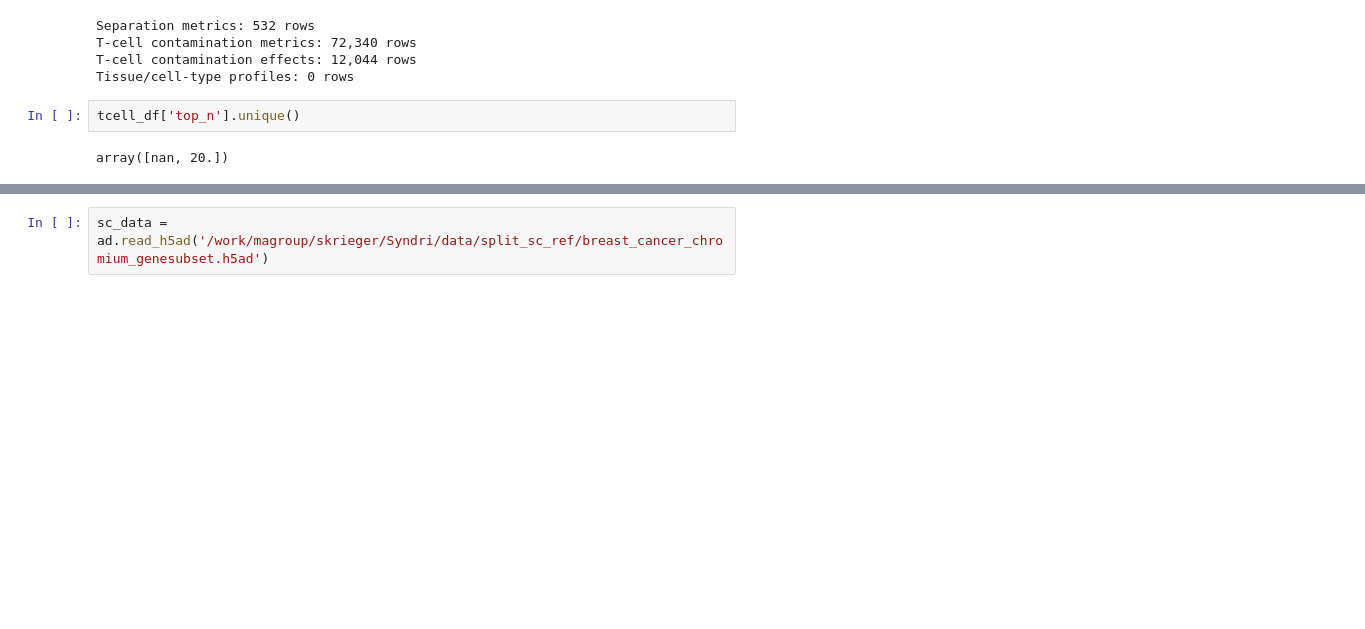
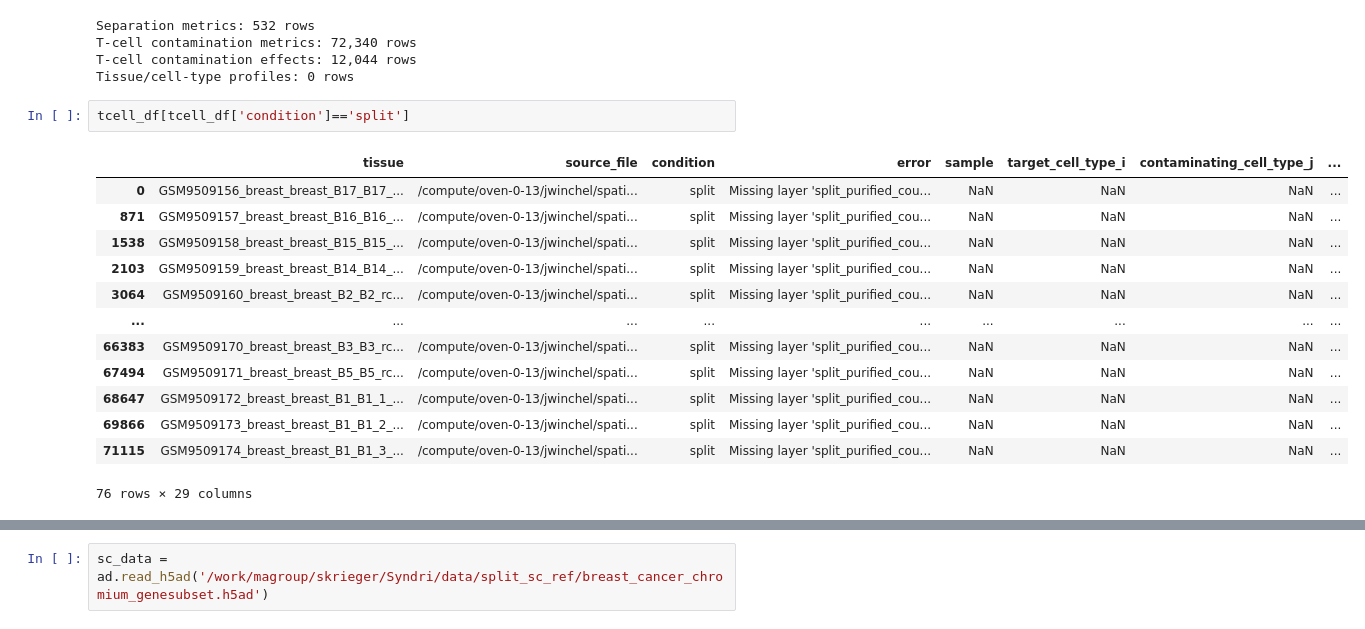
Before and after one commit to gkrieg/Syndri, a Jupyter notebook: eval/AllMetricsBRCA.ipynb, the cells around one changed output, grey strips where cells are left out. Cells and saved outputs as stored; diff of their text form; blank space fills up the shorter version.

```diff
--- a/eval/CellTypeSeparationSpatialBRCA copy.ipynb
+++ b/eval/AllMetricsBRCA.ipynb
@@ -56,9 +56,21 @@ T-cell contamination metrics: 72,340 rows
 T-cell contamination effects: 12,044 rows
 Tissue/cell-type profiles: 0 rows
 # %%
-tcell_df['top_n'].unique()
+tcell_df[tcell_df['condition']=='split']
 # %% [output]
+|  | tissue | source_file | condition | error | sample | target_cell_type_i | contaminating_cell_type_j | ... |
+| 0 | GSM9509156_breast_breast_B17_B17_... | /compute/oven-0-13/jwinchel/spati... | split | Missing layer 'split_purified_cou... | NaN | NaN | NaN | ... |
+| 871 | GSM9509157_breast_breast_B16_B16_... | /compute/oven-0-13/jwinchel/spati... | split | Missing layer 'split_purified_cou... | NaN | NaN | NaN | ... |
+| 1538 | GSM9509158_breast_breast_B15_B15_... | /compute/oven-0-13/jwinchel/spati... | split | Missing layer 'split_purified_cou... | NaN | NaN | NaN | ... |
+| 2103 | GSM9509159_breast_breast_B14_B14_... | /compute/oven-0-13/jwinchel/spati... | split | Missing layer 'split_purified_cou... | NaN | NaN | NaN | ... |
+| 3064 | GSM9509160_breast_breast_B2_B2_rc... | /compute/oven-0-13/jwinchel/spati... | split | Missing layer 'split_purified_cou... | NaN | NaN | NaN | ... |
+| ... | ... | ... | ... | ... | ... | ... | ... | ... |
+| 66383 | GSM9509170_breast_breast_B3_B3_rc... | /compute/oven-0-13/jwinchel/spati... | split | Missing layer 'split_purified_cou... | NaN | NaN | NaN | ... |
+| 67494 | GSM9509171_breast_breast_B5_B5_rc... | /compute/oven-0-13/jwinchel/spati... | split | Missing layer 'split_purified_cou... | NaN | NaN | NaN | ... |
+| 68647 | GSM9509172_breast_breast_B1_B1_1_... | /compute/oven-0-13/jwinchel/spati... | split | Missing layer 'split_purified_cou... | NaN | NaN | NaN | ... |
+| 69866 | GSM9509173_breast_breast_B1_B1_2_... | /compute/oven-0-13/jwinchel/spati... | split | Missing layer 'split_purified_cou... | NaN | NaN | NaN | ... |
+| 71115 | GSM9509174_breast_breast_B1_B1_3_... | /compute/oven-0-13/jwinchel/spati... | split | Missing layer 'split_purified_cou... | NaN | NaN | NaN | ... |
-array([nan, 20.])
+76 rows × 29 columns
 # %%
 sep_df.source_file.unique()
 # %% [output]
```
Also changed, not shown: parts of 3 cells of this notebook, 31 other files.
